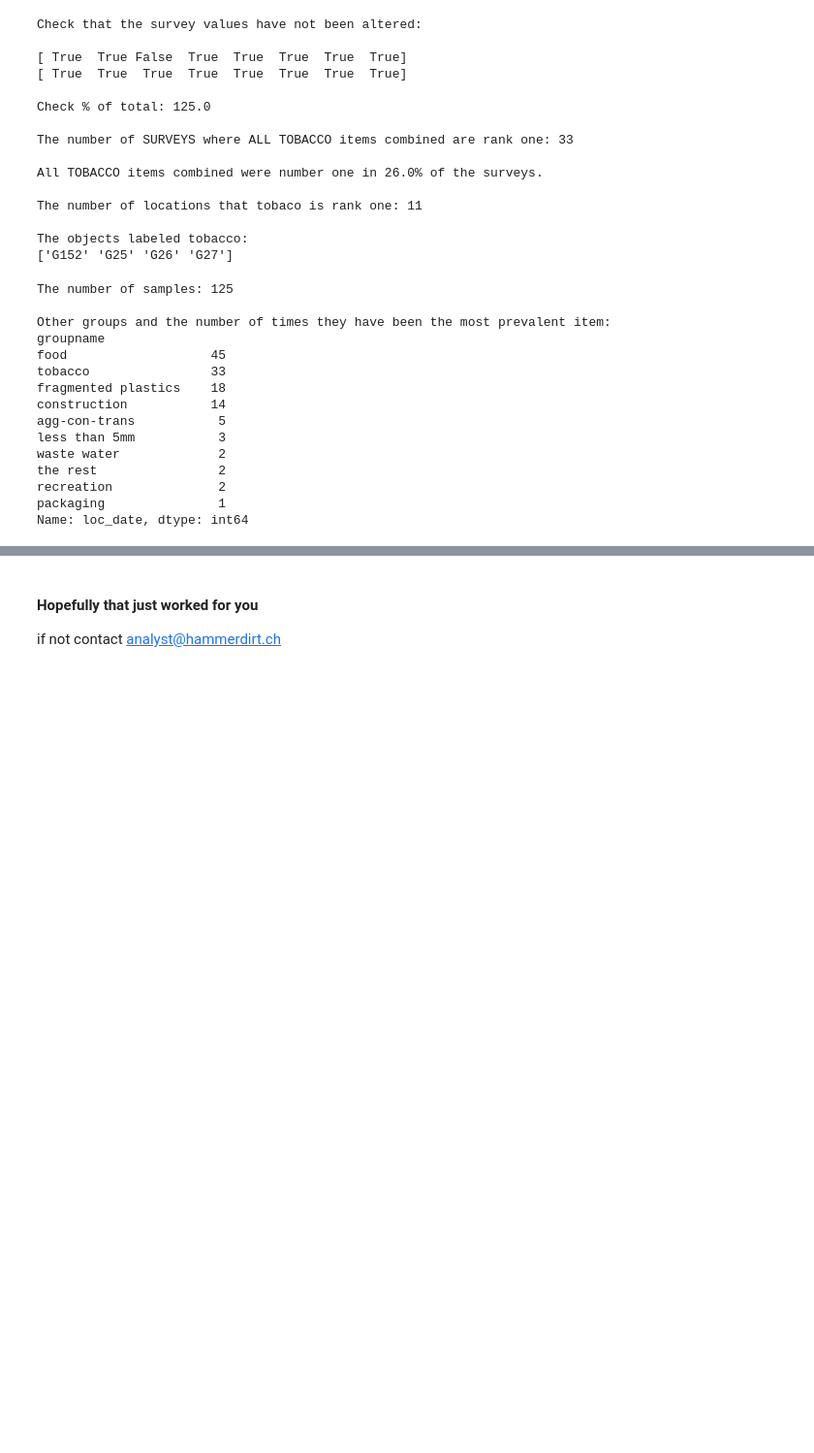
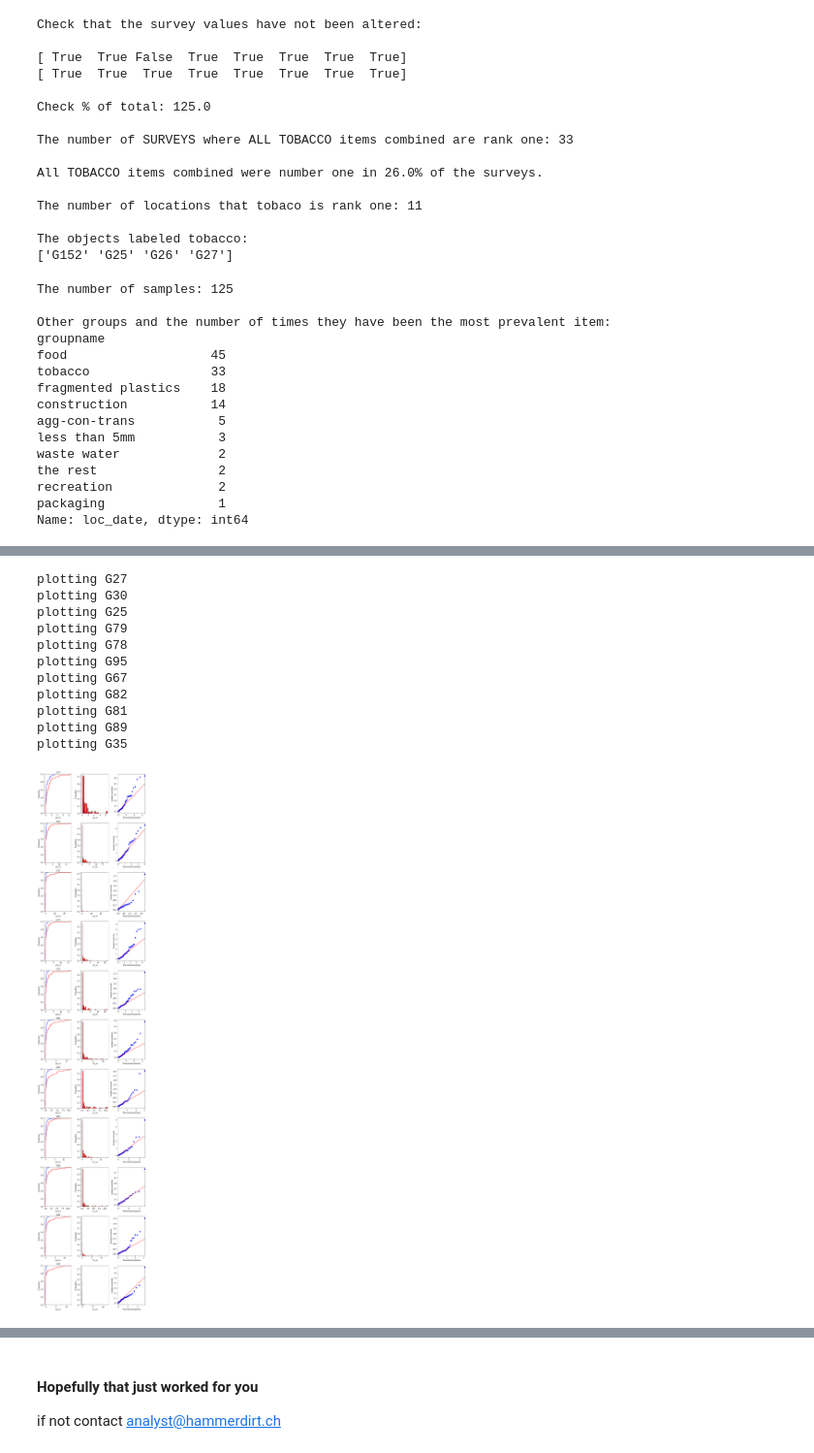
Before and after one commit to hammerdirt-analyst/iqals, a Jupyter notebook: use_a_class.ipynb, the cells around one changed output, grey strips where cells are left out. Shown at 97% size. Cells and saved outputs as stored; diff of their text form; code cells hidden in the pictures; blank space fills up the shorter version.

```diff
--- a/use_a_class.ipynb
+++ b/use_a_class.ipynb
@@ -512,5 +500,0 @@ scale = 1/som_params[som_params.code == 'G27'].pcs_m.mean()
-# %%
-r = gamma.rvs(an_alpha, loc=loc, scale=scale,  size=len(data))
-data = som_bassin_data[(som_bassin_data.code == 'G27')&(som_bassin_data.quantity > 0)].pcs_m
-k = gamma.rvs(an_alpha, loc=loc, size=len(data))
-print(len(data))
@@ -523,2 +550,31 @@ plt.show()
+# %%
+fig, axs = plt.subplots(len(plot_this),3, figsize=(9,len(plot_this)*4))
+
+for i,plot in enumerate(plot_this):
+    sns.histplot(plot['data'], ax=axs[i,1], color='blue', stat='probability')
+    sns.histplot(plot['theta_data'], ax=axs[i,1], color='red', stat='probability')
+    sns.ecdfplot(plot['data'], color='blue', ax=axs[i,0])
+    sns.ecdfplot(plot['theta_data'], color='red', ax=axs[i,0])
+    stats.probplot(plot['data'], dist=gamma, sparams=(plot['alpha'], plot['loc']), plot=axs[i,2])
+    sm.graphics.qqplot(plot['data'], gamma, distargs=(plot['alpha'],), loc=plot['loc'], scale=plot['scale'], line='q', fit=True, ax=axs[i,2])
+    qqplot_2samples(pp_x, pp_y)
+    axs[i,0].set_title(plot['code'])
+    print(F"plotting {plot['code']}")
+
+plt.tight_layout()
+plt.show()
+# %% [output]
+plotting G27
+plotting G30
+plotting G25
+plotting G79
+plotting G78
+plotting G95
+plotting G67
+plotting G82
+plotting G81
+plotting G89
+plotting G35
+[figure, added]
 # %%
 a.processed.groupname.unique()
```
Also changed, not shown: parts of 25 cells of this notebook.
